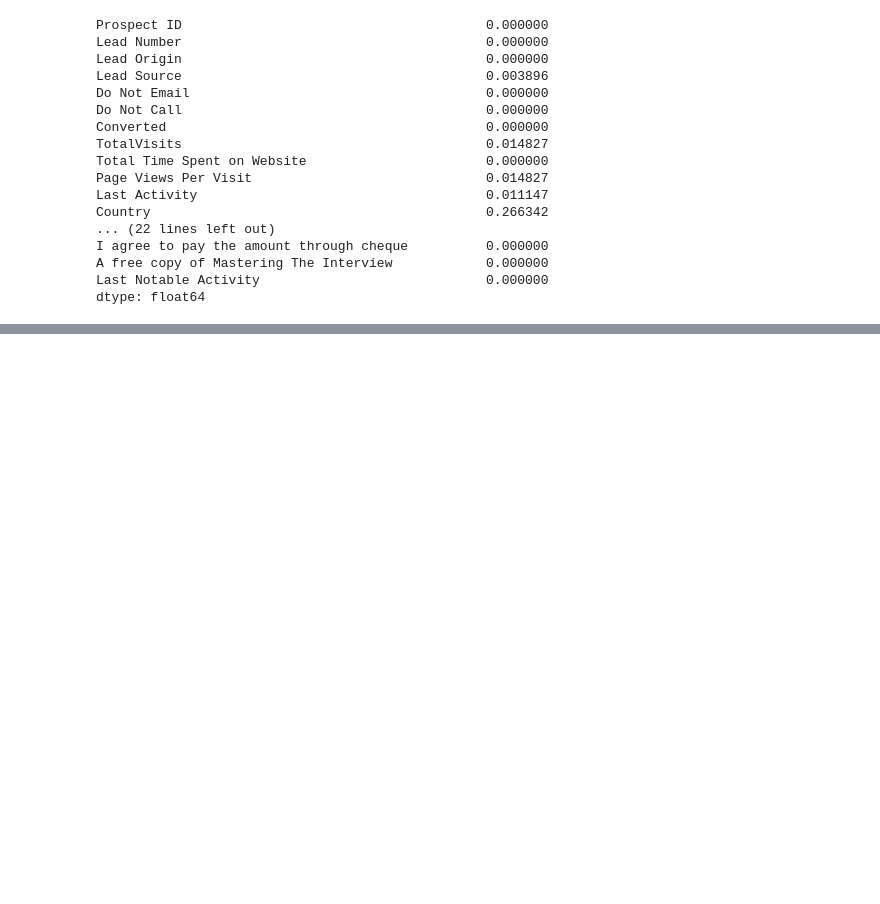
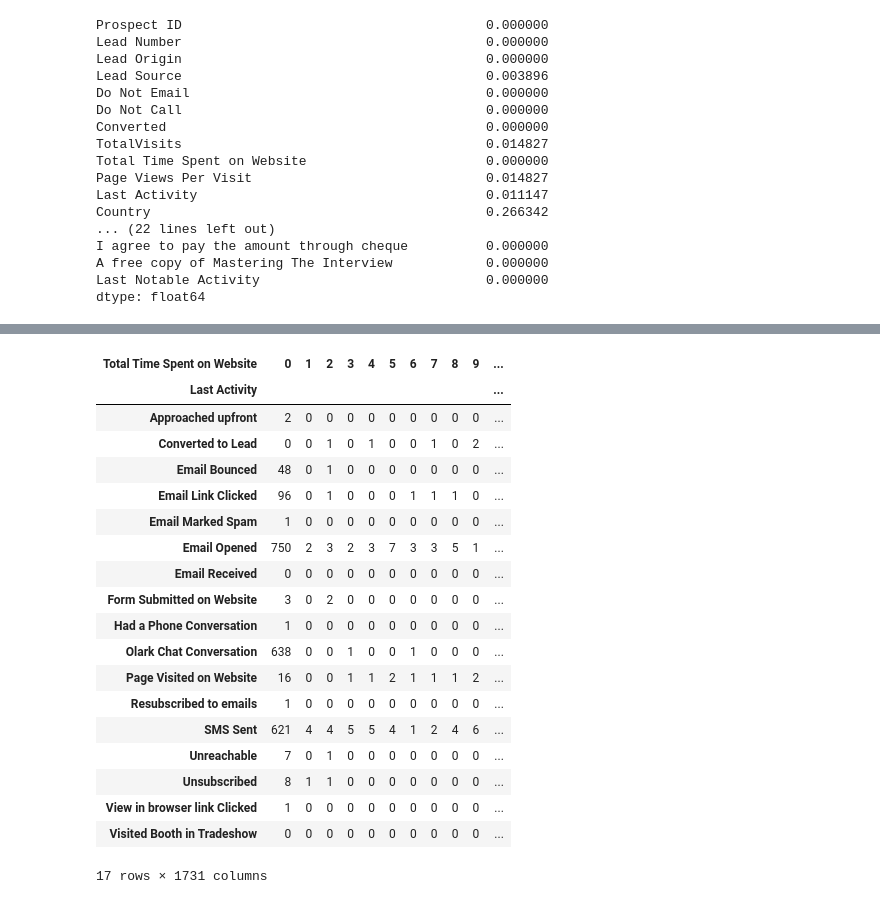
Before and after one commit to yusnarsetiyadi/Mini_Project_Data_Science, a Jupyter notebook: lead_scoring.ipynb, the cells around one changed output, grey strips where cells are left out. Drawn from its saved outputs; the diff is of its cells as text; code cells hidden in the pictures; blank space fills up the shorter version.

```diff
--- a/lead_scoring.ipynb
+++ b/lead_scoring.ipynb
@@ -177,0 +380,24 @@ dtype: float64
+# %%
+# mengetahui perbandingan seluruh user antara aktivitas terakhir mereka dan total time spent on website
+pandas.crosstab(data['Last Activity'],data['Total Time Spent on Website'])
+# %% [output]
+| Total Time Spent on Website | 0 | 1 | 2 | 3 | 4 | 5 | 6 | 7 | 8 | 9 | ... |
+| Last Activity |  |  |  |  |  |  |  |  |  |  | ... |
+| Approached upfront | 2 | 0 | 0 | 0 | 0 | 0 | 0 | 0 | 0 | 0 | ... |
+| Converted to Lead | 0 | 0 | 1 | 0 | 1 | 0 | 0 | 1 | 0 | 2 | ... |
+| Email Bounced | 48 | 0 | 1 | 0 | 0 | 0 | 0 | 0 | 0 | 0 | ... |
+| Email Link Clicked | 96 | 0 | 1 | 0 | 0 | 0 | 1 | 1 | 1 | 0 | ... |
+| Email Marked Spam | 1 | 0 | 0 | 0 | 0 | 0 | 0 | 0 | 0 | 0 | ... |
+| Email Opened | 750 | 2 | 3 | 2 | 3 | 7 | 3 | 3 | 5 | 1 | ... |
+| Email Received | 0 | 0 | 0 | 0 | 0 | 0 | 0 | 0 | 0 | 0 | ... |
+| Form Submitted on Website | 3 | 0 | 2 | 0 | 0 | 0 | 0 | 0 | 0 | 0 | ... |
+| Had a Phone Conversation | 1 | 0 | 0 | 0 | 0 | 0 | 0 | 0 | 0 | 0 | ... |
+| Olark Chat Conversation | 638 | 0 | 0 | 1 | 0 | 0 | 1 | 0 | 0 | 0 | ... |
+| Page Visited on Website | 16 | 0 | 0 | 1 | 1 | 2 | 1 | 1 | 1 | 2 | ... |
+| Resubscribed to emails | 1 | 0 | 0 | 0 | 0 | 0 | 0 | 0 | 0 | 0 | ... |
+| SMS Sent | 621 | 4 | 4 | 5 | 5 | 4 | 1 | 2 | 4 | 6 | ... |
+| Unreachable | 7 | 0 | 1 | 0 | 0 | 0 | 0 | 0 | 0 | 0 | ... |
+| Unsubscribed | 8 | 1 | 1 | 0 | 0 | 0 | 0 | 0 | 0 | 0 | ... |
+| View in browser link Clicked | 1 | 0 | 0 | 0 | 0 | 0 | 0 | 0 | 0 | 0 | ... |
+| Visited Booth in Tradeshow | 0 | 0 | 0 | 0 | 0 | 0 | 0 | 0 | 0 | 0 | ... |
+17 rows × 1731 columns
```
Also changed, not shown: parts of 41 cells of this notebook.
